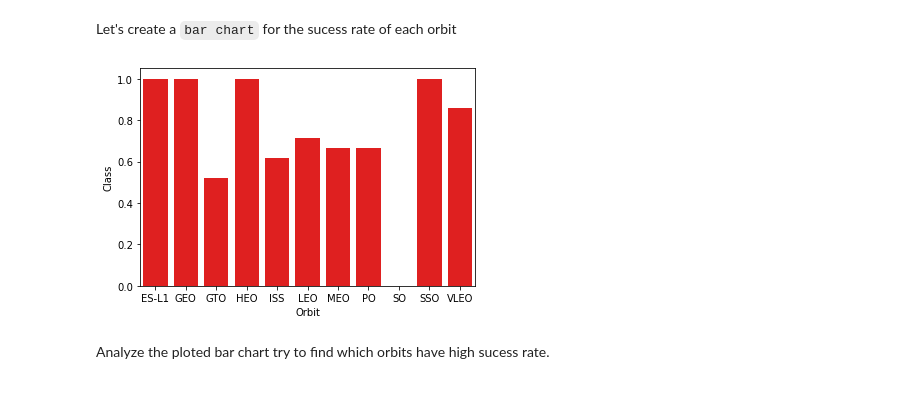
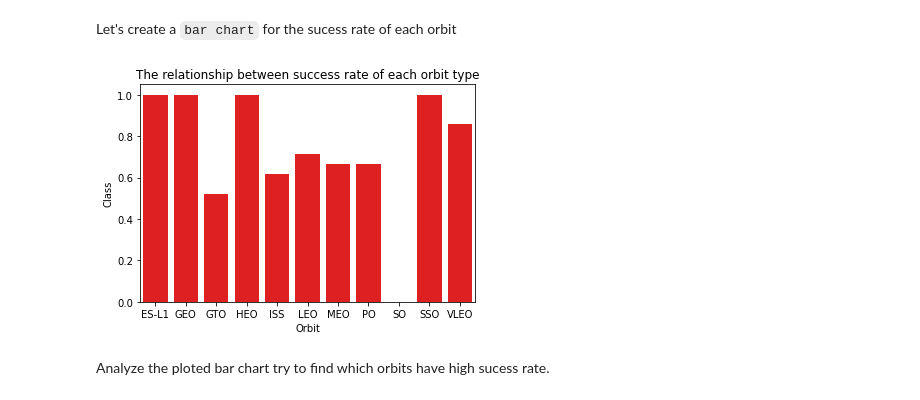
Before and after one commit to bnbbdz/Data_sience_ibm_course_capstone, a Jupyter notebook: 02_Notebook/jupyter-labs-eda-dataviz.ipynb, the cells around one changed output. Cells and saved outputs as stored; diff of their text form; code cells hidden in the pictures.

```diff
--- a/02_Notebook/jupyter-labs-eda-dataviz.ipynb
+++ b/02_Notebook/jupyter-labs-eda-dataviz.ipynb
@@ -119,13 +148,14 @@ Let's create a `bar chart` for the sucess rate of each orbit
 # %%
 # HINT use groupby method on Orbit column and get the mean of Class column
 df_orbit = df[['Orbit','Class']].groupby(by = 'Orbit').mean()
 df_orbit.reset_index(inplace = True)
 sns.barplot(data = df_orbit, x = 'Orbit', y = 'Class' , color = 'r')
 plt.xlabel('Orbit')
 plt.ylabel('Class')
+plt.title('The relationship between success rate of each orbit type')
 plt.show()
 # %% [output]
-[figure, old version]
+[figure, new version]
 # %% [markdown]
 Analyze the ploted bar chart try to find which orbits have high sucess rate.
 # %% [markdown]
```
Also changed, not shown: parts of 11 cells of this notebook, 58 other files.
